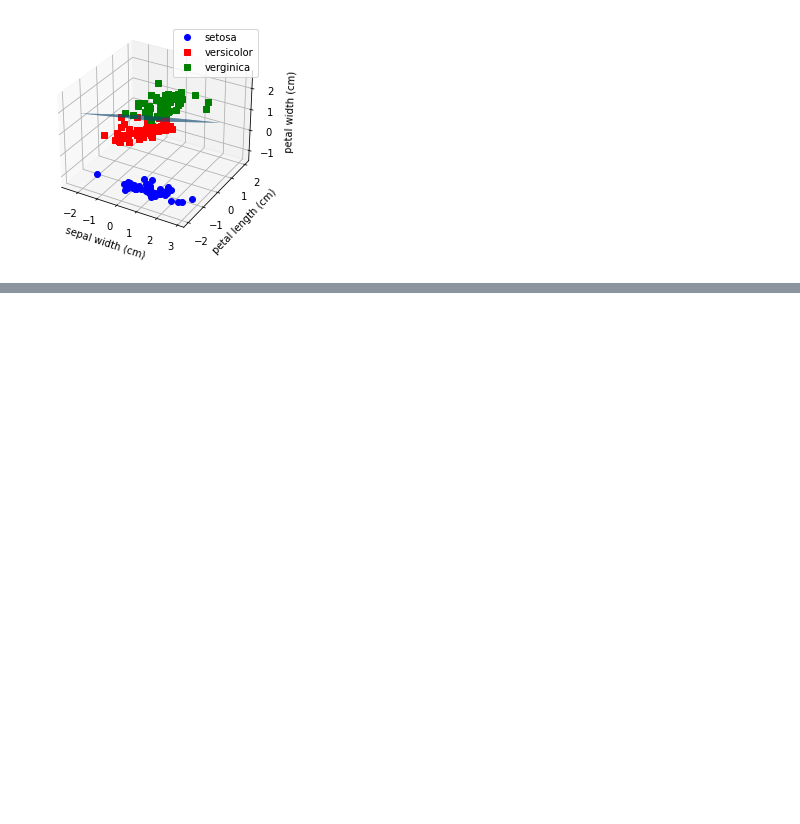
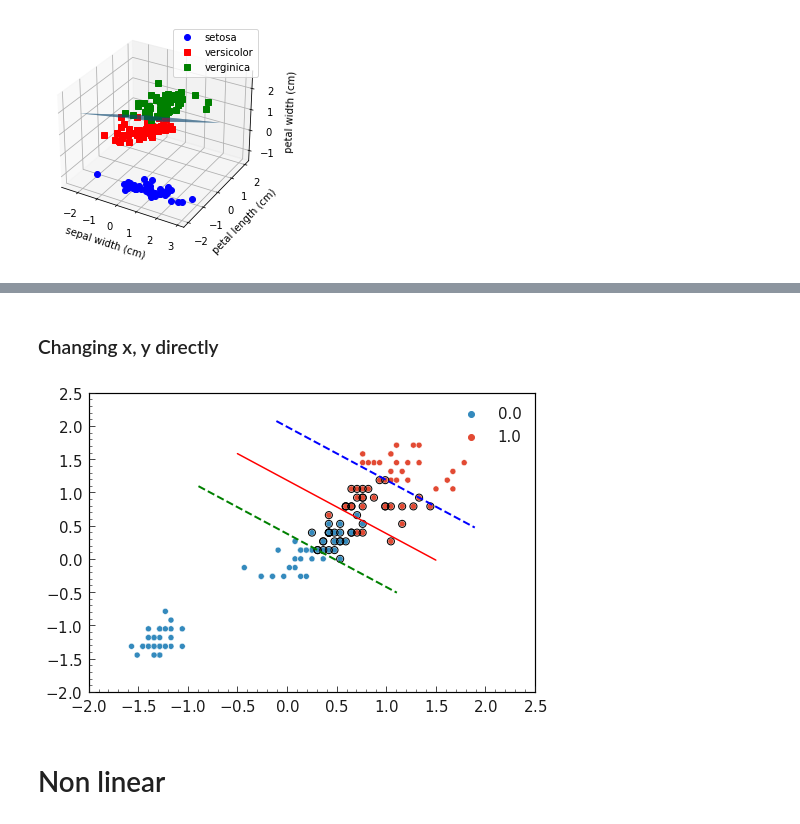
Before and after one commit to soumenhalder/ML, a Jupyter notebook: SVM/SVM_understanding.ipynb, the cells around one changed output, grey strips where cells are left out. Drawn from its saved outputs; the diff is of its cells as text; code cells hidden in the pictures; blank space fills up the shorter version.

```diff
--- a/SVM/SVM_understanding.ipynb
+++ b/SVM/SVM_understanding.ipynb
@@ -187,0 +350,38 @@ plt.show()
+# %% [markdown]
+### Changing x, y directly
+# %%
+sns.scatterplot(x=svm_clf["scaler"].transform(x)[:,0],
+                y=svm_clf["scaler"].transform(x)[:,1],
+                hue=y,)
+
+wmod = np.sqrt(np.sum(w**2))
+w_hat = w/wmod
+margin = 1/wmod
+
+decision_boundary_points = np.array(list(zip(x_points, y_points)))
+points_of_line_above = decision_boundary_points + w_hat * margin
+points_of_line_below = decision_boundary_points - w_hat * margin
+
+# Blue margin line above
+plt.plot(points_of_line_above[:, 0],
+         points_of_line_above[:, 1],
+         'b--',
+         linewidth=2)# Green margin line below
+plt.plot(points_of_line_below[:, 0],
+         points_of_line_below[:, 1],
+         'g--',
+         linewidth=2)
+
+plt.plot(x_points, y_points, c='r')
+
+
+plt.scatter(svm_clf["linear_svc"].support_vectors_[:, 0],
+            svm_clf["linear_svc"].support_vectors_[:, 1],
+            s=50,
+            facecolors='none',
+            edgecolors='k',
+            alpha=1);
+# %% [output]
+[figure, added]
+# %% [markdown]
+# Non linear
```
Also changed, not shown: parts of 40 cells of this notebook.
